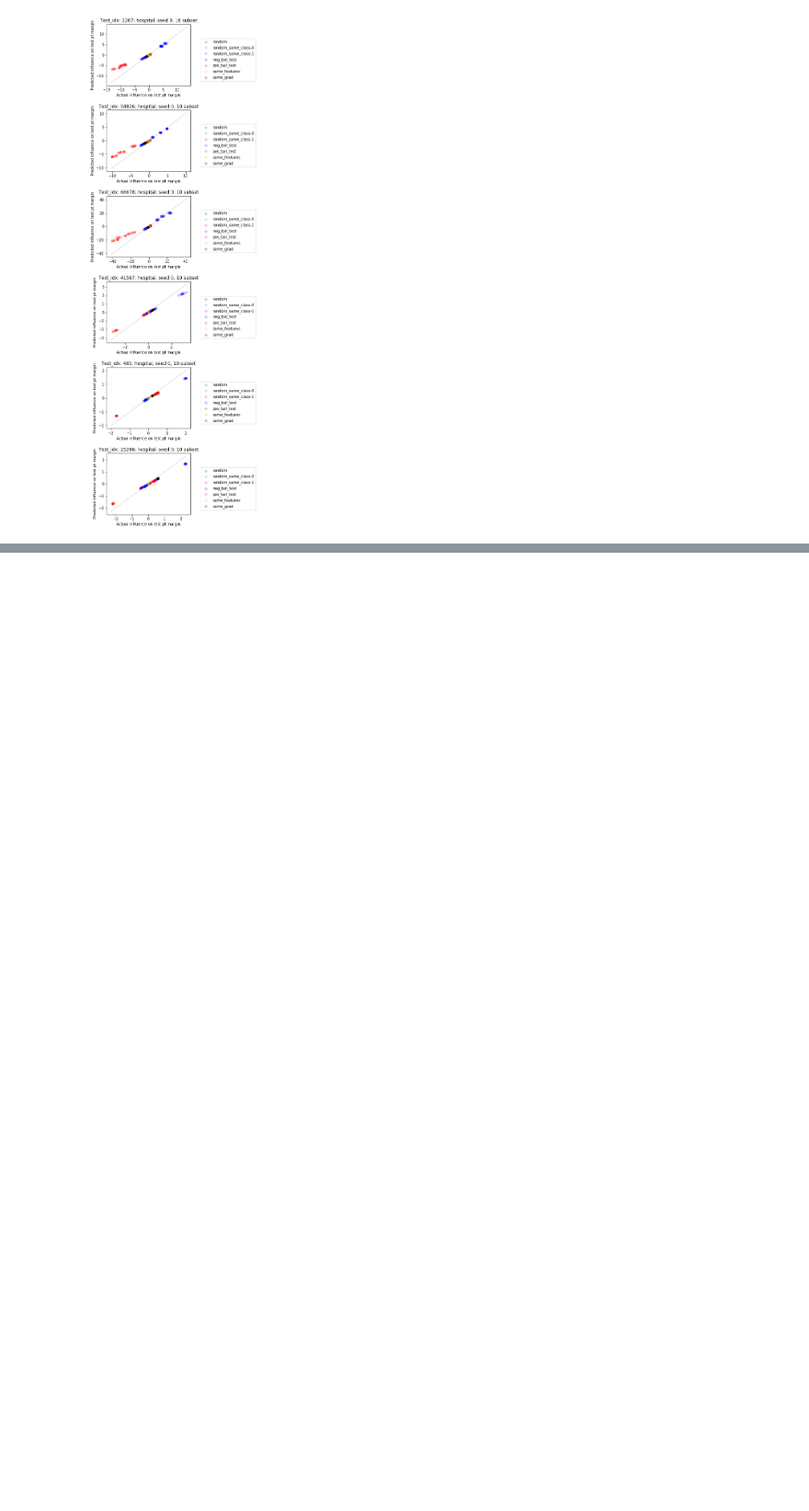
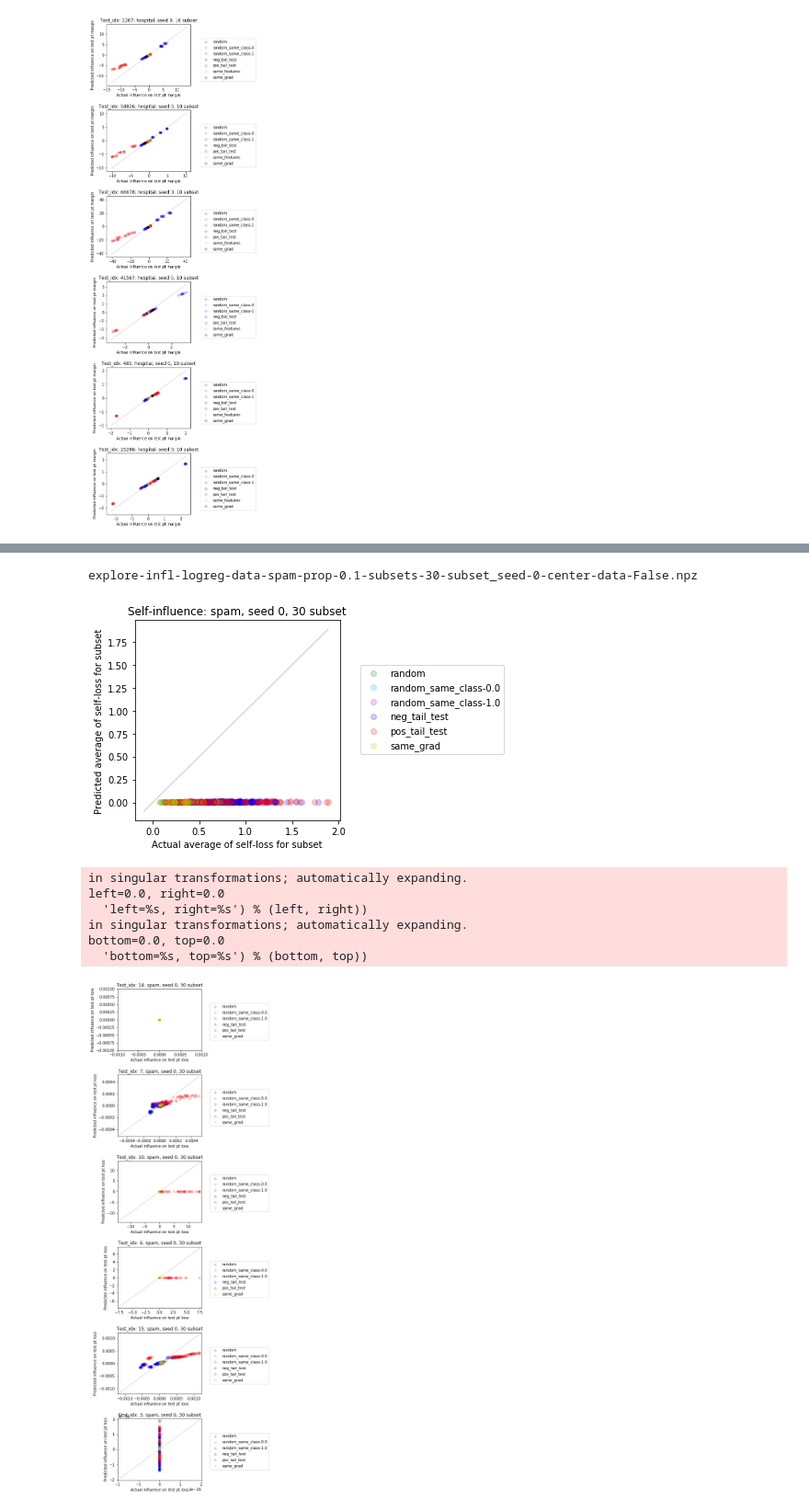
Before and after one commit to bbbert/influence-release, a Jupyter notebook: scripts/explore_infl_logreg.ipynb, the cells around one changed output, grey strips where cells are left out. Shown at 92% size. Cells and saved outputs as stored; diff of their text form; code cells hidden in the pictures; blank space fills up the shorter version.

```diff
--- a/scripts/explore_infl_logreg.ipynb
+++ b/scripts/explore_infl_logreg.ipynb
@@ -202,0 +213,12 @@ explore-infl-logreg-data-processed_imageNet-prop-0.09-subsets-10-subset_seed-0-c
+# %%
+plot_all(3)
+# %% [output]
+explore-infl-logreg-data-spam-prop-0.1-subsets-30-subset_seed-0-center-data-False.npz
+[figure, added]
+in singular transformations; automatically expanding.
+left=0.0, right=0.0
+  'left=%s, right=%s') % (left, right))
+in singular transformations; automatically expanding.
+bottom=0.0, top=0.0
+  'bottom=%s, top=%s') % (bottom, top))
+[figure, added]
```
Also changed, not shown: parts of 4 cells of this notebook.
